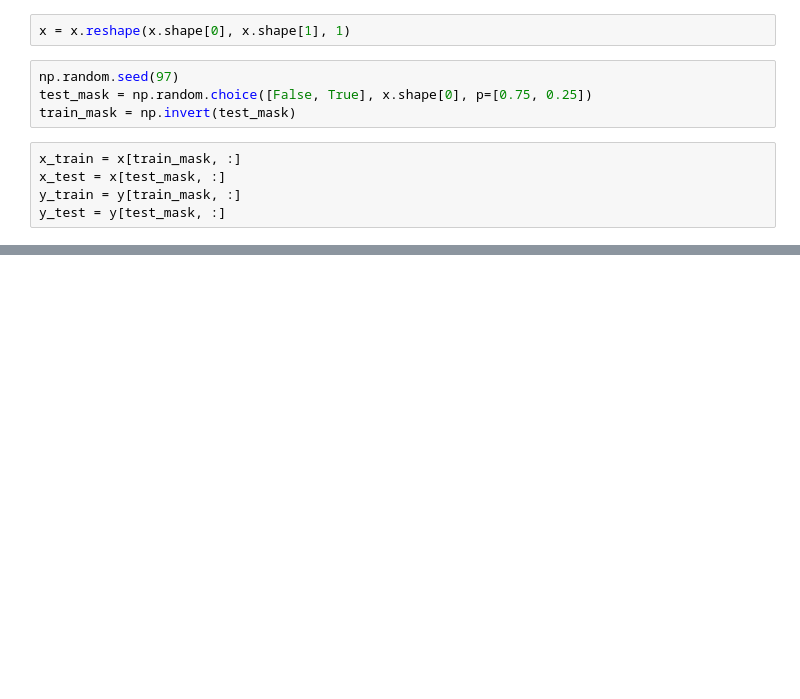
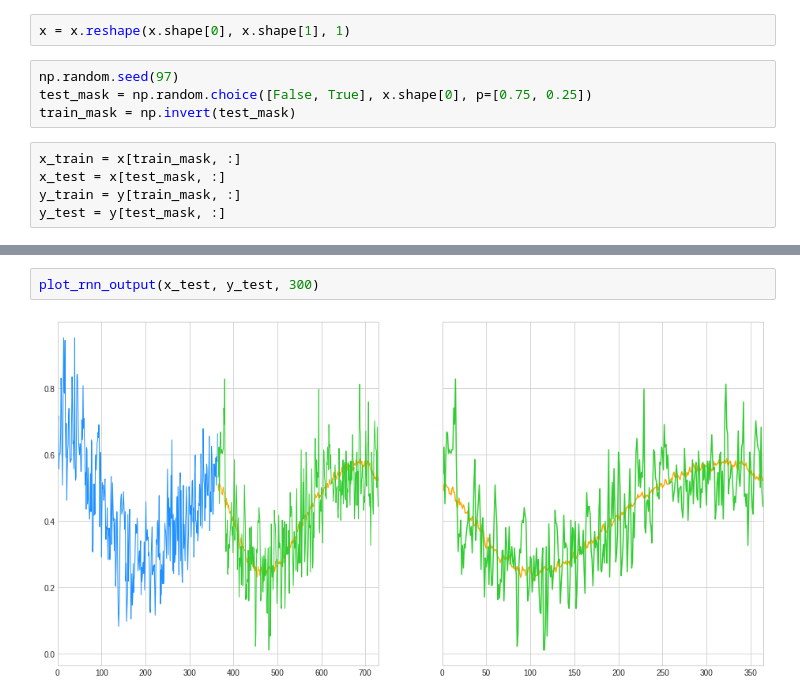
Before and after one commit to nickbuker/time_series_rnn, a Jupyter notebook: notebooks/01_fit_rnn.ipynb, the cells around one changed output, grey strips where cells are left out. Cells and saved outputs as stored; diff of their text form; blank space fills up the shorter version.

```diff
--- a/notebooks/01_fit_rnn.ipynb
+++ b/notebooks/01_fit_rnn.ipynb
@@ -143,3 +141,7 @@ plot_rnn_output(x_test, y_test, 0)
+# %%
+plot_rnn_output(x_test, y_test, 300)
+# %% [output]
+[figure, added]
 # %%
 plot_rnn_output(x_test, y_test, 500)
 # %% [output]
```
Also changed, not shown: parts of 12 cells of this notebook, 3 other files.
